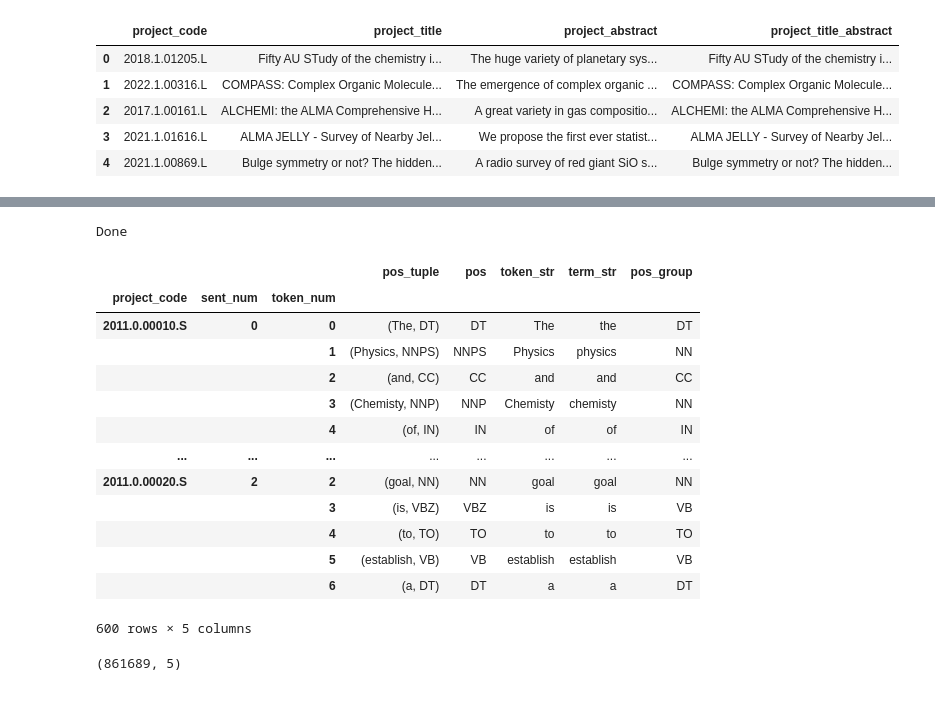
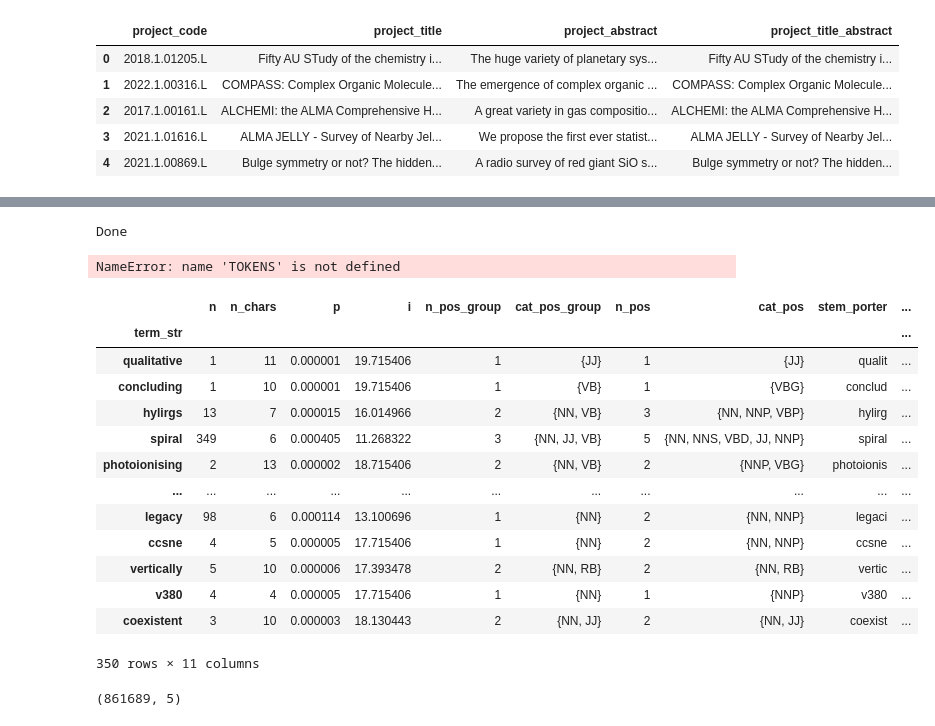
Before and after one commit to rlipps/NRAO_Capstone, a Jupyter notebook: data/Data_Preprocessing.ipynb, the cells around one changed output, grey strips where cells are left out. Saved outputs shown, nothing was run; the diff lists cells and outputs as text; code cells hidden in the pictures.

```diff
--- a/data/Data_Preprocessing.ipynb
+++ b/data/Data_Preprocessing.ipynb
@@ -183,25 +141,29 @@ def tokenize_collection(LIB):
-# %%
-CORPUS = tokenize_collection(LIB)
-# %% [output]
-Done
-# %%
-CORPUS['pos_group'] = CORPUS.pos.str[:2]
-CORPUS.head(600)
-# %% [output]
-|  |  |  | pos_tuple | pos | token_str | term_str | pos_group |
-| project_code | sent_num | token_num |  |  |  |  |  |
-| 2011.0.00010.S | 0 | 0 | (The, DT) | DT | The | the | DT |
-|  |  | 1 | (Physics, NNPS) | NNPS | Physics | physics | NN |
-|  |  | 2 | (and, CC) | CC | and | and | CC |
-|  |  | 3 | (Chemisty, NNP) | NNP | Chemisty | chemisty | NN |
-|  |  | 4 | (of, IN) | IN | of | of | IN |
-| ... | ... | ... | ... | ... | ... | ... | ... |
-| 2011.0.00020.S | 2 | 2 | (goal, NN) | NN | goal | goal | NN |
-|  |  | 3 | (is, VBZ) | VBZ | is | is | VB |
-|  |  | 4 | (to, TO) | TO | to | to | TO |
-|  |  | 5 | (establish, VB) | VB | establish | establish | VB |
-|  |  | 6 | (a, DT) | DT | a | a | DT |
-600 rows × 5 columns
+# %%
+Lang_model = TextParser(LIB)
+# %%
+CORPUS = Lang_model.parse_tokens()
+VOCAB = Lang_model.extract_vocab(True, 'none')
+CORPUS.head()
+# %% [output]
+Done
+NameError: name 'TOKENS' is not defined
+# %%
+VOCAB.sample(350)
+# %% [output]
+|  | n | n_chars | p | i | n_pos_group | cat_pos_group | n_pos | cat_pos | stem_porter | ... |
+| term_str |  |  |  |  |  |  |  |  |  | ... |
+| qualitative | 1 | 11 | 0.000001 | 19.715406 | 1 | {JJ} | 1 | {JJ} | qualit | ... |
+| concluding | 1 | 10 | 0.000001 | 19.715406 | 1 | {VB} | 1 | {VBG} | conclud | ... |
+| hylirgs | 13 | 7 | 0.000015 | 16.014966 | 2 | {NN, VB} | 3 | {NN, NNP, VBP} | hylirg | ... |
+| spiral | 349 | 6 | 0.000405 | 11.268322 | 3 | {NN, JJ, VB} | 5 | {NN, NNS, VBD, JJ, NNP} | spiral | ... |
+| photoionising | 2 | 13 | 0.000002 | 18.715406 | 2 | {NN, VB} | 2 | {NNP, VBG} | photoionis | ... |
+| ... | ... | ... | ... | ... | ... | ... | ... | ... | ... | ... |
+| legacy | 98 | 6 | 0.000114 | 13.100696 | 1 | {NN} | 2 | {NN, NNP} | legaci | ... |
+| ccsne | 4 | 5 | 0.000005 | 17.715406 | 1 | {NN} | 2 | {NN, NNP} | ccsne | ... |
+| vertically | 5 | 10 | 0.000006 | 17.393478 | 2 | {NN, RB} | 2 | {NN, RB} | vertic | ... |
+| v380 | 4 | 4 | 0.000005 | 17.715406 | 1 | {NN} | 1 | {NNP} | v380 | ... |
+| coexistent | 3 | 10 | 0.000003 | 18.130443 | 2 | {NN, JJ} | 2 | {NN, JJ} | coexist | ... |
+350 rows × 11 columns
 # %%
 CORPUS.shape
 # %% [output]
```
Also changed, not shown: parts of 18 cells of this notebook, 1 other file.
